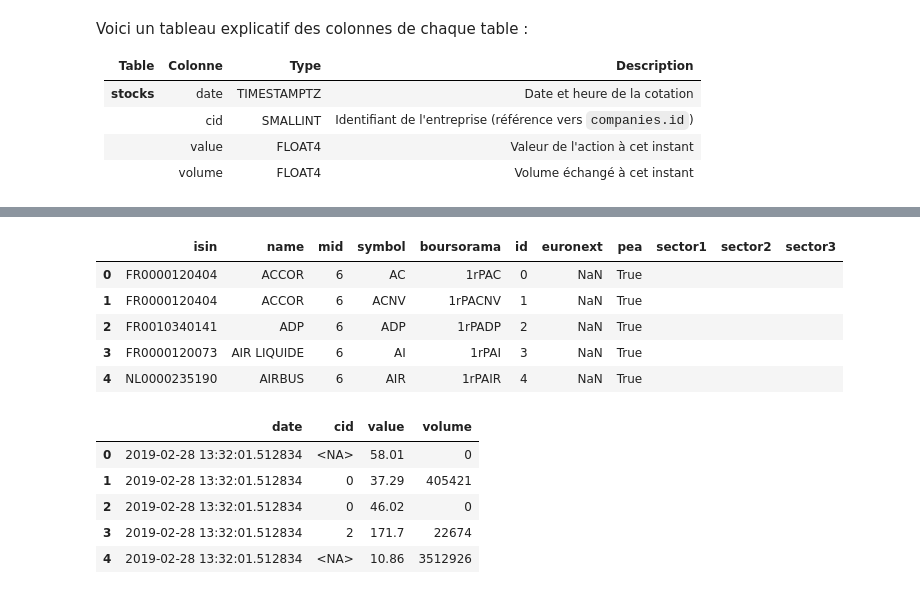
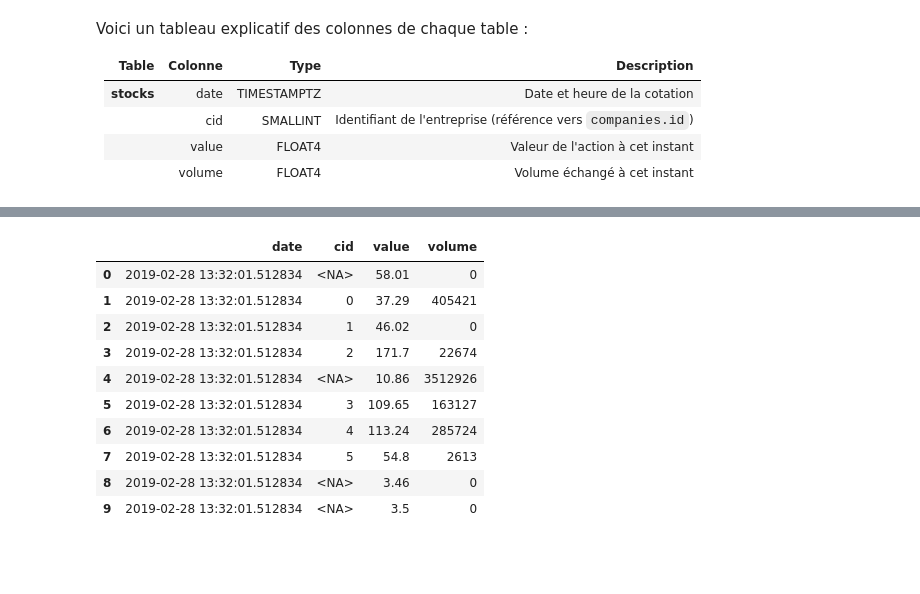
Before and after one commit to JulesRD/FinanceProject, a Jupyter notebook: etl/df_show.ipynb, the cells around one changed output, grey strips where cells are left out. Drawn from its saved outputs; the diff is of its cells as text; code cells hidden in the pictures; blank space fills up the shorter version.

```diff
--- a/etl/df_show.ipynb
+++ b/etl/df_show.ipynb
@@ -184,7 +184,7 @@ def get_df_euronext(n):
 
     return combined_df
 # %%
-df_boursorama = get_df_bourso(100)
+df_boursorama = get_df_bourso(1)
 df_boursorama.head(10)
 # %% [output]
 |  | last | volume | symbol | name | date | boursorama | prefix |
@@ -352,15 +386,20 @@ Voici un tableau explicatif des colonnes de chaque table :
 # %%
-def populate_stocks(df_boursorama: pd.DataFrame, db, df_companies):
-    df_stocks = pd.DataFrame()
-    df_stocks["date"] = df_boursorama["date"].values
-
-    cid = df_boursorama["isin"].map(
+def populate_daystocks(df_euronext: pd.DataFrame, db, df_companies):
+    df_daystocks = pd.DataFrame()
+    df_daystocks["date"] = df_euronext["date"].values
+    df_daystocks["cid"] = df_euronext["isin"].map(
         lambda prefix: df_companies.loc[df_companies["isin"] == prefix, "id"].values[0]
         if not df_companies.loc[df_companies["isin"] == prefix, "id"].empty
         else pd.NA
     ).values
-    df_stocks["cid"] = cid
-    df_stocks["value"] = df_boursorama["last"].values
-    df_stocks["volume"] = df_boursorama["volume"].values
-    # db.df_write(df_stocks, "stocks")
-    return df_stocks
+
+    df_daystocks["open"] = df_euronext["open"].values
+    df_daystocks["close"] = df_euronext["close"].values
+    df_daystocks["high"] = df_euronext["high"].values
+    df_daystocks["low"] = df_euronext["low"].values
+    df_daystocks["volume"] = df_euronext["volume"].values
+    df_daystocks["mean"] = (df_euronext["high"].values + df_euronext["low"].values) / 2
+    df_daystocks["std"] = df_euronext["high"].values - df_euronext["low"].values
+    # db.df_write(df_daystocks, "daystocks")
+
+    return df_daystocks
@@ -416,20 +441,15 @@ df_markets.head()
-# %%
-df_companies = populate_companies(df, None, df_markets)
-df_companies.head()
-# %% [output]
-|  | isin | name | mid | symbol | boursorama | id | euronext | pea | sector1 | sector2 | sector3 |
-| 0 | FR0000120404 | ACCOR | 6 | AC | 1rPAC | 0 | NaN | True |  |  |  |
-| 1 | FR0000120404 | ACCOR | 6 | ACNV | 1rPACNV | 1 | NaN | True |  |  |  |
-| 2 | FR0010340141 | ADP | 6 | ADP | 1rPADP | 2 | NaN | True |  |  |  |
-| 3 | FR0000120073 | AIR LIQUIDE | 6 | AI | 1rPAI | 3 | NaN | True |  |  |  |
-| 4 | NL0000235190 | AIRBUS | 6 | AIR | 1rPAIR | 4 | NaN | True |  |  |  |
 # %%
-df_stocks = populate_stocks(df_boursorama, None, df_companies)
-df_stocks.head()
+df_stocks2 = populate_stocks(df_boursorama[:10], None, df_companies)
+df_stocks2.head(10)
 # %% [output]
 |  | date | cid | value | volume |
 | 0 | 2019-02-28 13:32:01.512834 | <NA> | 58.01 | 0 |
 | 1 | 2019-02-28 13:32:01.512834 | 0 | 37.29 | 405421 |
-| 2 | 2019-02-28 13:32:01.512834 | 0 | 46.02 | 0 |
+| 2 | 2019-02-28 13:32:01.512834 | 1 | 46.02 | 0 |
 | 3 | 2019-02-28 13:32:01.512834 | 2 | 171.7 | 22674 |
 | 4 | 2019-02-28 13:32:01.512834 | <NA> | 10.86 | 3512926 |
+| 5 | 2019-02-28 13:32:01.512834 | 3 | 109.65 | 163127 |
+| 6 | 2019-02-28 13:32:01.512834 | 4 | 113.24 | 285724 |
+| 7 | 2019-02-28 13:32:01.512834 | 5 | 54.8 | 2613 |
+| 8 | 2019-02-28 13:32:01.512834 | <NA> | 3.46 | 0 |
+| 9 | 2019-02-28 13:32:01.512834 | <NA> | 3.5 | 0 |
```
Also changed, not shown: parts of 17 cells of this notebook.
